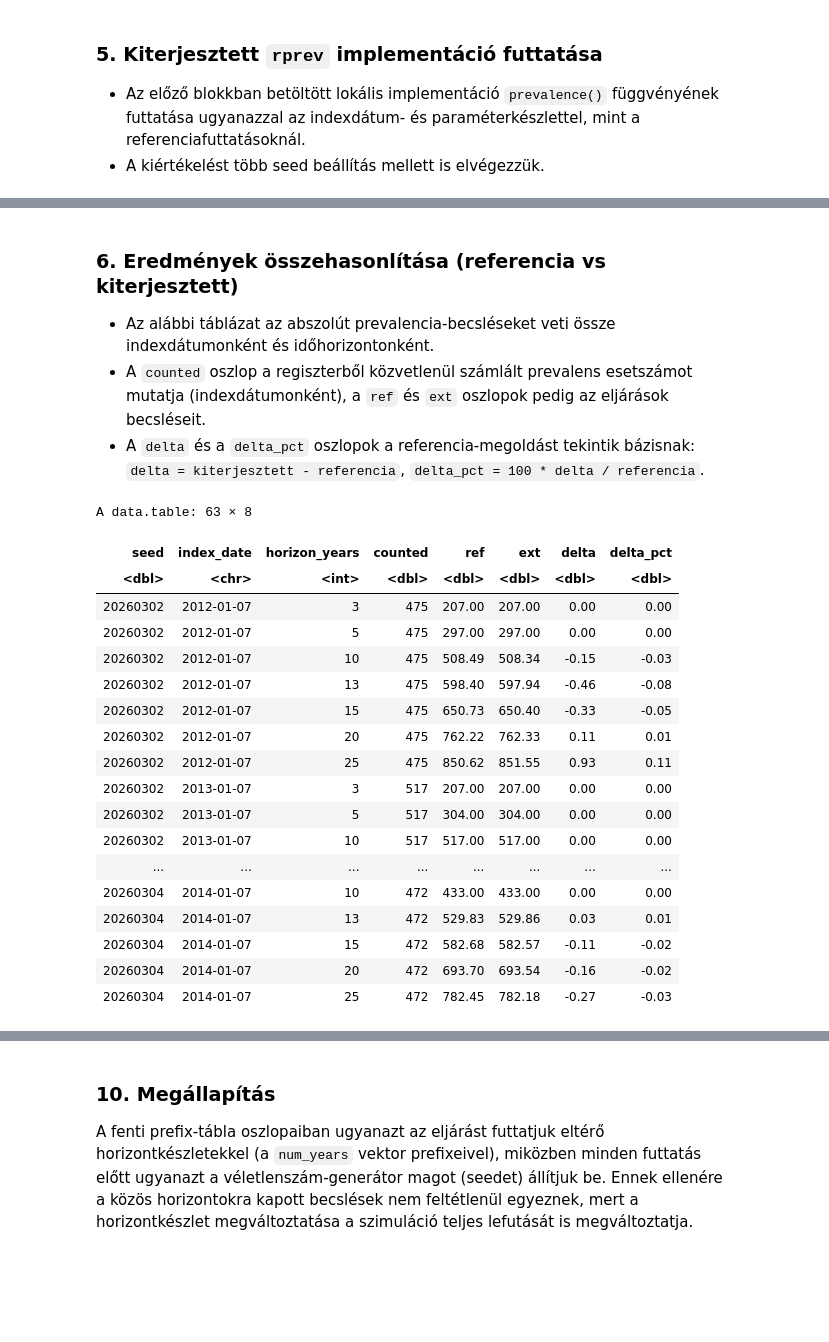
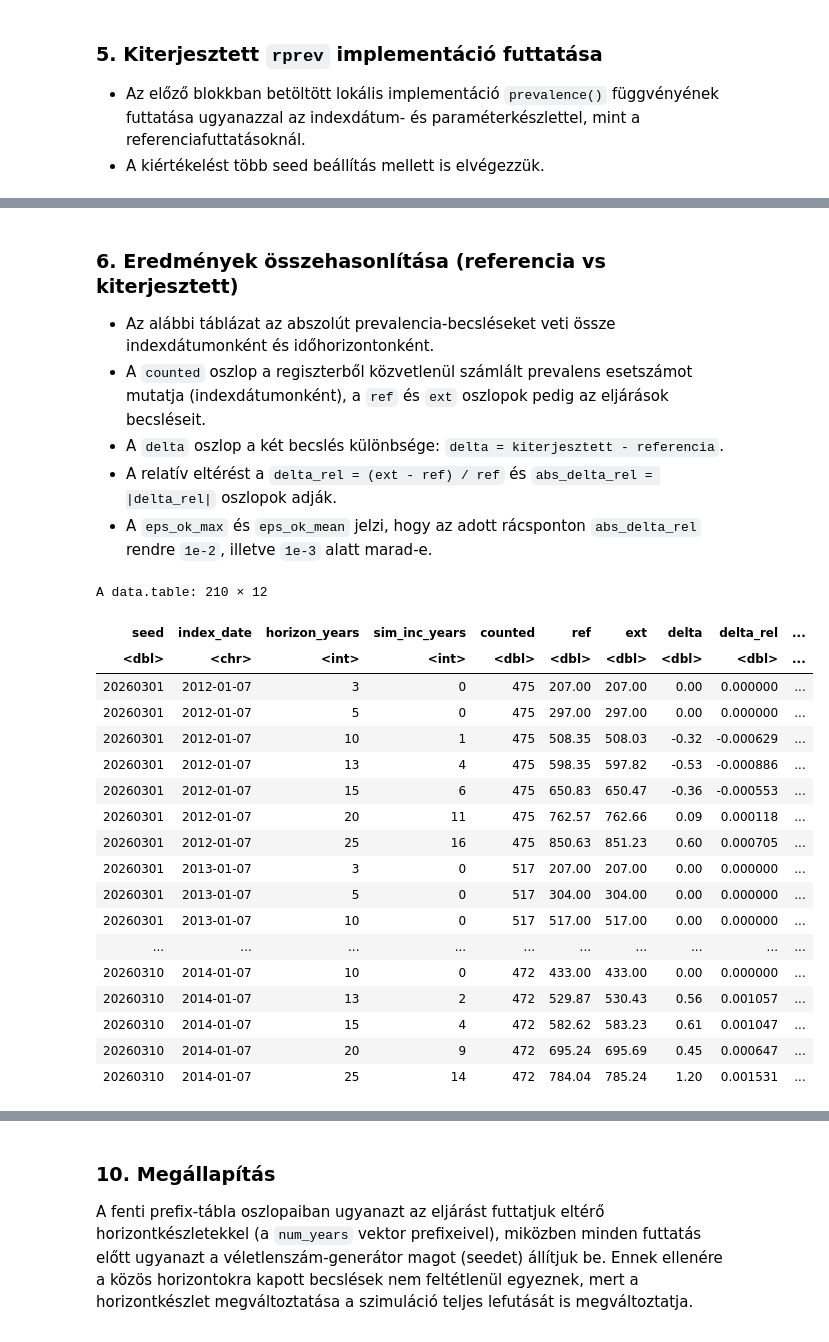
Before and after one commit to lrado1/rprev-ext, a Jupyter notebook: notebooks/ref-ext-consistency.ipynb, the cells around one changed output, grey strips where cells are left out. Cells and saved outputs as stored; diff of their text form; code cells hidden in the pictures; blank space fills up the shorter version.

```diff
--- a/notebooks/ref-ext-consistency.ipynb
+++ b/notebooks/ref-ext-consistency.ipynb
@@ -51,7 +51,7 @@ A konzisztencia értelmezéséhez két diagnosztikai ellenőrzést is végzünk:
 - A referencia és a kiterjesztett megoldása futtatása ugyanebből a paraméterkészletből dolgozik, így az összevetés konzisztens.
 # %%
 # Common configuration (shared across runs)
-seeds <- c(20260302, 20260303, 20260304)
+seeds <- c(20260301, 20260302, 20260303, 20260304, 20260305, 20260306, 20260307, 20260308, 20260309, 20260310)
 seed <- seeds[1]
 N_boot <- 1000L
 num_years <- c(3, 5, 10, 13, 15, 20, 25)
@@ -83,6 +83,10 @@ suppressPackageStartupMessages({
 # Példaadat betöltése (kiinduló tábla)
 data(prevsim, package = "rprev")
 base_df <- as.data.frame(prevsim)
+
+# Közös, futtatások között megosztott dátumparaméterek
+registry_start_date <- min(base_df$entrydate, na.rm = TRUE)
+registry_start_date
 # %% [output]
 Warning message:
 "package 'rprev' was built under R version 4.4.3"
@@ -94,9 +99,10 @@ Warning message:
 - A kiértékelést több seed beállítás mellett is elvégezzük.
 # %%
 # K>1 (több indexdátum, ismételt K=1 futások)
-registry_start_ref <- min(prevsim$entrydate, na.rm = TRUE)
+# A registry start dátumot a környezet-előkészítő blokkban rögzítettük: `registry_start_date`
 
 ref_abs_table_by_seed <- list()
+res_ref_by_index_by_seed <- list()
 
 # Gyors áttekintés: abszolút prevalencia indexdátumonként, horizontonként
 extract_abs <- function(res) {
@@ -126,11 +132,12 @@ for (s in seeds) {
       dist = dist,
       population_size = population_size,
       death_column = death_column,
-      registry_start_date = registry_start_ref,
+      registry_start_date = registry_start_date,
       N_boot = N_boot
     )
   })
   names(res_ref_by_index_s) <- as.character(index_dates)
+  res_ref_by_index_by_seed[[as.character(s)]] <- res_ref_by_index_s
 
   ref_abs_table_s <- t(sapply(res_ref_by_index_s, extract_abs))
   ref_abs_table_by_seed[[as.character(s)]] <- ref_abs_table_s
@@ -225,6 +229,7 @@ Git commit: 47f7c7386b7642dd886617933f4e378256e7b46c
 years_lbl <- paste0("y", num_years)
 
 ext_abs_table_by_seed <- list()
+res_ext_kmulti_by_seed <- list()
 
 # A seedek listáját a közös konfigurációban adjuk meg: `seeds`
 for (s in seeds) {
@@ -241,10 +246,11 @@ for (s in seeds) {
     dist = dist,
     population_size = population_size,
     death_column = death_column,
-    registry_start_date = registry_start_ext,
+    registry_start_date = registry_start_date,
     N_boot = N_boot
   )
   print(summary(res_ext_kmulti_s))
+  res_ext_kmulti_by_seed[[as.character(s)]] <- res_ext_kmulti_s
 
   ext_abs_table_s <- do.call(
     cbind,
@@ -275,12 +295,17 @@ ERROR: Error: object 'registry_start_ext' not found
 ### 6. Eredmények összehasonlítása (referencia vs kiterjesztett)
 - Az alábbi táblázat az abszolút prevalencia-becsléseket veti össze indexdátumonként és időhorizontonként.
 - A `counted` oszlop a regiszterből közvetlenül számlált prevalens esetszámot mutatja (indexdátumonként), a `ref` és `ext` oszlopok pedig az eljárások becsléseit.
-- A `delta` és a `delta_pct` oszlopok a referencia-megoldást tekintik bázisnak: `delta = kiterjesztett - referencia`, `delta_pct = 100 * delta / referencia`.
+- A `delta` oszlop a két becslés különbsége: `delta = kiterjesztett - referencia`.
+- A relatív eltérést a `delta_rel = (ext - ref) / ref` és `abs_delta_rel = |delta_rel|` oszlopok adják.
+- A `eps_ok_max` és `eps_ok_mean` jelzi, hogy az adott rácsponton `abs_delta_rel` rendre `1e-2`, illetve `1e-3` alatt marad-e.
 # %%
 # Dinamikus összevetés: referencia (ismételt K=1) vs kiterjesztett (natív többindexű), seed szerint
 
 counted_by_date <- sapply(res_ref_by_index, function(res) as.numeric(res$counted))
 names(counted_by_date) <- names(res_ref_by_index)
+
+epsilon_max <- 1e-2
+epsilon_mean <- 1e-3
 
 build_compare_df <- function(ref_mat, ext_mat) {
   idx <- intersect(rownames(ref_mat), rownames(ext_mat))
@@ -292,53 +317,61 @@ build_compare_df <- function(ref_mat, ext_mat) {
 
   counted_i <- counted_by_date[as.character(idx)]
   df$counted <- as.numeric(counted_i[df$index_date])
 
   df$delta <- df$ext - df$ref
-  df$delta_pct <- ifelse(df$ref == 0, NA_real_, 100 * df$delta / df$ref)
+  df$delta_rel <- ifelse(df$ref == 0, NA_real_, df$delta / df$ref)
+  df$abs_delta_rel <- abs(df$delta_rel)
+  df$eps_ok_max <- df$abs_delta_rel <= epsilon_max
+  df$eps_ok_mean <- df$abs_delta_rel <= epsilon_mean
 
   df$horizon_years <- as.integer(sub("^y", "", df$horizon))
+  idx_d <- as.Date(df$index_date)
+  start_d <- idx_d - round(df$horizon_years * 365.25)
+  yrs_need <- as.numeric(difftime(registry_start_date, start_d, units = "days")) / 365.25
+  df$sim_inc_years <- as.integer(round(pmax(0, pmin(df$horizon_years, yrs_need))))
   df <- df[order(as.Date(df$index_date), df$horizon_years), ]
   df$horizon <- NULL
-  df <- df[, c("index_date", "horizon_years", "counted", "ref", "ext", "delta", "delta_pct")]
+  df <- df[, c("index_date", "horizon_years", "sim_inc_years", "counted", "ref", "ext", "delta", "delta_rel", "abs_delta_rel", "eps_ok_max", "eps_ok_mean")]
 
   df$ref <- round(df$ref, 2)
   df$ext <- round(df$ext, 2)
   df$delta <- round(df$delta, 2)
-  df$delta_pct <- round(df$delta_pct, 2)
+  df$delta_rel <- round(df$delta_rel, 6)
+  df$abs_delta_rel <- round(df$abs_delta_rel, 6)
 
   df
 }
 
 compare_list <- lapply(seeds, function(s) {
   ref_mat <- ref_abs_table_by_seed[[as.character(s)]]
   ext_mat <- ext_abs_table_by_seed[[as.character(s)]]
   df <- build_compare_df(ref_mat, ext_mat)
   df$seed <- s
   df
 })
 
 compare_all <- data.table::rbindlist(compare_list, fill = TRUE)
 compare_all <- compare_all[order(compare_all$seed, as.Date(compare_all$index_date), compare_all$horizon_years), ]
-compare_all <- compare_all[, c("seed", "index_date", "horizon_years", "counted", "ref", "ext", "delta", "delta_pct")]
+compare_all <- compare_all[, c("seed", "index_date", "horizon_years", "sim_inc_years", "counted", "ref", "ext", "delta", "delta_rel", "abs_delta_rel", "eps_ok_max", "eps_ok_mean")]
 
 compare_all
 # %% [output]
-A data.table: 63 × 8
+A data.table: 210 × 12
-| seed | index_date | horizon_years | counted | ref | ext | delta | delta_pct |
-| <dbl> | <chr> | <int> | <dbl> | <dbl> | <dbl> | <dbl> | <dbl> |
-| 20260302 | 2012-01-07 | 3 | 475 | 207.00 | 207.00 | 0.00 | 0.00 |
-| 20260302 | 2012-01-07 | 5 | 475 | 297.00 | 297.00 | 0.00 | 0.00 |
-| 20260302 | 2012-01-07 | 10 | 475 | 508.49 | 508.34 | -0.15 | -0.03 |
-| 20260302 | 2012-01-07 | 13 | 475 | 598.40 | 597.94 | -0.46 | -0.08 |
-| 20260302 | 2012-01-07 | 15 | 475 | 650.73 | 650.40 | -0.33 | -0.05 |
-| 20260302 | 2012-01-07 | 20 | 475 | 762.22 | 762.33 | 0.11 | 0.01 |
-| 20260302 | 2012-01-07 | 25 | 475 | 850.62 | 851.55 | 0.93 | 0.11 |
-| 20260302 | 2013-01-07 | 3 | 517 | 207.00 | 207.00 | 0.00 | 0.00 |
-| 20260302 | 2013-01-07 | 5 | 517 | 304.00 | 304.00 | 0.00 | 0.00 |
-| 20260302 | 2013-01-07 | 10 | 517 | 517.00 | 517.00 | 0.00 | 0.00 |
-| ... | ... | ... | ... | ... | ... | ... | ... |
-| 20260304 | 2014-01-07 | 10 | 472 | 433.00 | 433.00 | 0.00 | 0.00 |
-| 20260304 | 2014-01-07 | 13 | 472 | 529.83 | 529.86 | 0.03 | 0.01 |
-| 20260304 | 2014-01-07 | 15 | 472 | 582.68 | 582.57 | -0.11 | -0.02 |
-| 20260304 | 2014-01-07 | 20 | 472 | 693.70 | 693.54 | -0.16 | -0.02 |
-| 20260304 | 2014-01-07 | 25 | 472 | 782.45 | 782.18 | -0.27 | -0.03 |
+| seed | index_date | horizon_years | sim_inc_years | counted | ref | ext | delta | delta_rel | ... |
+| <dbl> | <chr> | <int> | <int> | <dbl> | <dbl> | <dbl> | <dbl> | <dbl> | ... |
+| 20260301 | 2012-01-07 | 3 | 0 | 475 | 207.00 | 207.00 | 0.00 | 0.000000 | ... |
+| 20260301 | 2012-01-07 | 5 | 0 | 475 | 297.00 | 297.00 | 0.00 | 0.000000 | ... |
+| 20260301 | 2012-01-07 | 10 | 1 | 475 | 508.35 | 508.03 | -0.32 | -0.000629 | ... |
+| 20260301 | 2012-01-07 | 13 | 4 | 475 | 598.35 | 597.82 | -0.53 | -0.000886 | ... |
+| 20260301 | 2012-01-07 | 15 | 6 | 475 | 650.83 | 650.47 | -0.36 | -0.000553 | ... |
+| 20260301 | 2012-01-07 | 20 | 11 | 475 | 762.57 | 762.66 | 0.09 | 0.000118 | ... |
+| 20260301 | 2012-01-07 | 25 | 16 | 475 | 850.63 | 851.23 | 0.60 | 0.000705 | ... |
+| 20260301 | 2013-01-07 | 3 | 0 | 517 | 207.00 | 207.00 | 0.00 | 0.000000 | ... |
+| 20260301 | 2013-01-07 | 5 | 0 | 517 | 304.00 | 304.00 | 0.00 | 0.000000 | ... |
+| 20260301 | 2013-01-07 | 10 | 0 | 517 | 517.00 | 517.00 | 0.00 | 0.000000 | ... |
+| ... | ... | ... | ... | ... | ... | ... | ... | ... | ... |
+| 20260310 | 2014-01-07 | 10 | 0 | 472 | 433.00 | 433.00 | 0.00 | 0.000000 | ... |
+| 20260310 | 2014-01-07 | 13 | 2 | 472 | 529.87 | 530.43 | 0.56 | 0.001057 | ... |
+| 20260310 | 2014-01-07 | 15 | 4 | 472 | 582.62 | 583.23 | 0.61 | 0.001047 | ... |
+| 20260310 | 2014-01-07 | 20 | 9 | 472 | 695.24 | 695.69 | 0.45 | 0.000647 | ... |
+| 20260310 | 2014-01-07 | 25 | 14 | 472 | 784.04 | 785.24 | 1.20 | 0.001531 | ... |
```
Also changed, not shown: parts of 12 cells of this notebook.
